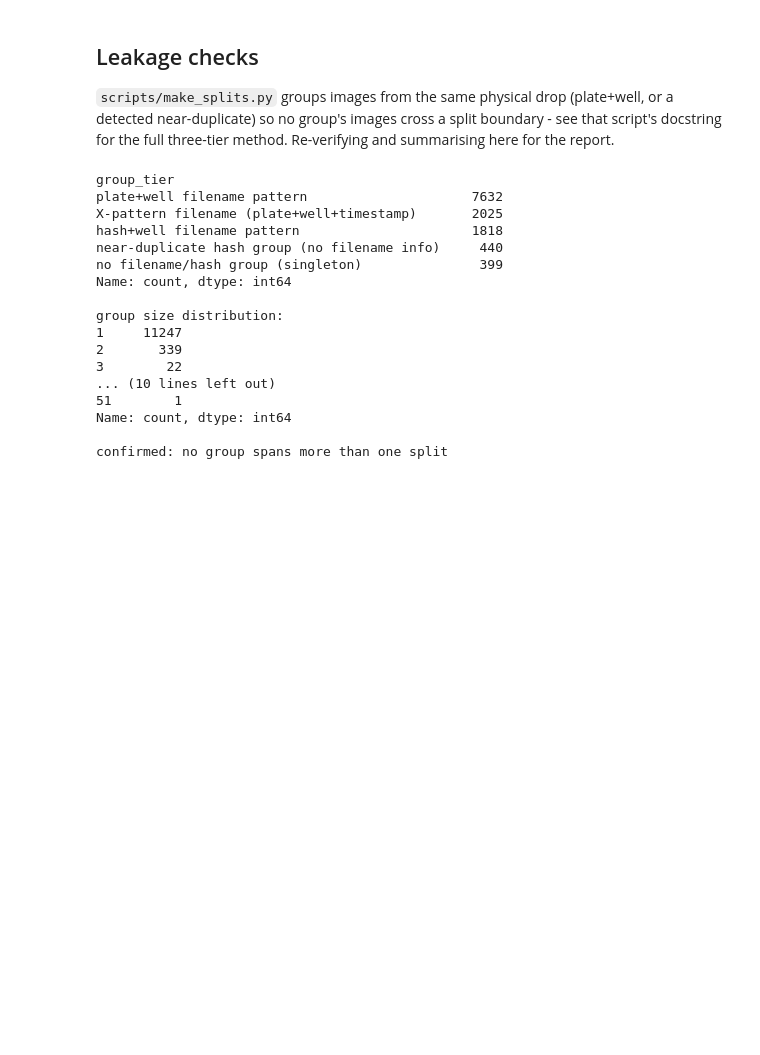
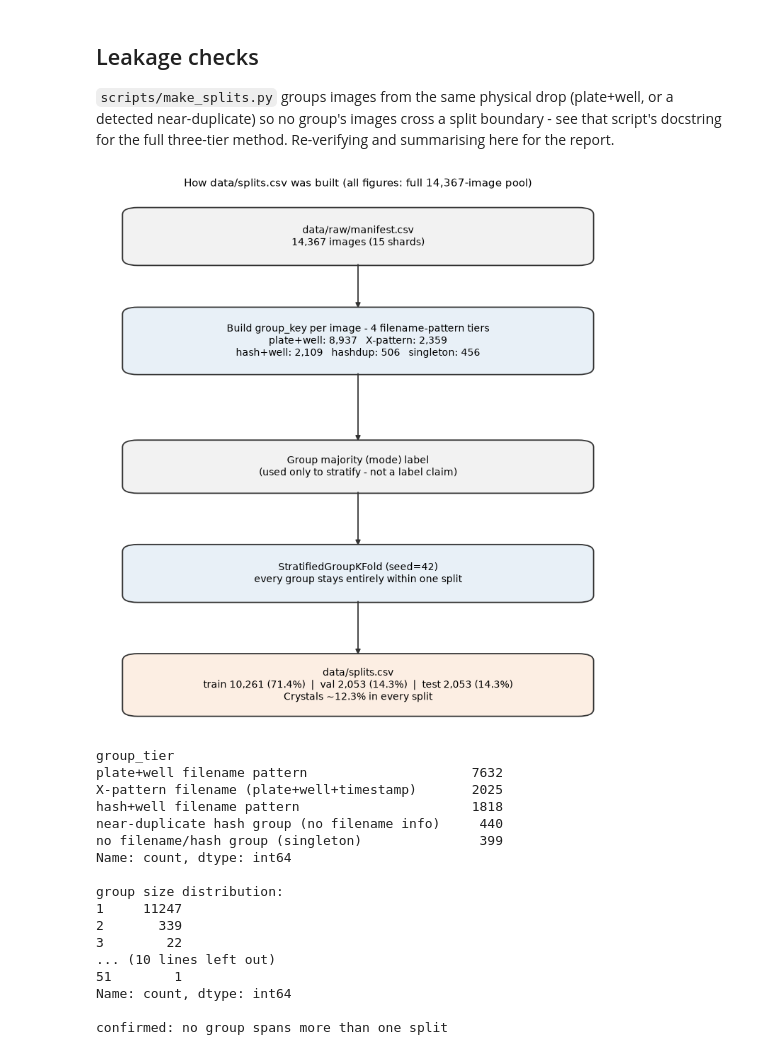
Before and after one commit to chamikaKity/Automated-Triage-of-Protein-Crystallisation-Images, a Jupyter notebook: notebooks/01_eda.ipynb, the cells around one changed output. Cells and saved outputs as stored; diff of their text form; code cells hidden in the pictures; blank space fills up the shorter version.

```diff
--- a/notebooks/01_eda.ipynb
+++ b/notebooks/01_eda.ipynb
@@ -203,6 +203,54 @@ plt.show()
 `scripts/make_splits.py` groups images from the same physical drop (plate+well, or a detected
 near-duplicate) so no group's images cross a split boundary - see that script's docstring for
 the full three-tier method. Re-verifying and summarising here for the report.
+# %%
+from matplotlib.patches import FancyBboxPatch
+
+def pipeline_box(ax, y, height, text, facecolor="#F2F2F2"):
+    box = FancyBboxPatch((0.5, y), 9, height, boxstyle="round,pad=0.12,rounding_size=0.3",
+                          linewidth=1.3, edgecolor="#333333", facecolor=facecolor)
+    ax.add_patch(box)
+    ax.text(5, y + height / 2, text, ha="center", va="center", fontsize=10)
+
+def pipeline_arrow(ax, y_from, y_to):
+    ax.annotate("", xy=(5, y_to), xytext=(5, y_from),
+                arrowprops=dict(arrowstyle="-|>", color="#333333", lw=1.3))
+
+fig, ax = plt.subplots(figsize=(7.5, 8))
+ax.set_xlim(0, 10)
+ax.set_ylim(0, 20)
+ax.axis("off")
+ax.set_title("How data/splits.csv was built (all figures: full 14,367-image pool)", fontsize=11, pad=10)
+
+pipeline_box(ax, 17.2, 2.2, "data/raw/manifest.csv\n14,367 images (15 shards)")
+pipeline_arrow(ax, 17.2, 15.2)
+
+pipeline_box(ax, 12.6, 2.6,
+             "Build group_key per image - 4 filename-pattern tiers\n"
+             "plate+well: 8,937   X-pattern: 2,359\n"
+             "hash+well: 2,109   hashdup: 506   singleton: 456",
+             facecolor="#E8F0F7")
+pipeline_arrow(ax, 12.6, 9.6)
+
+pipeline_box(ax, 7.6, 2.0, "Group majority (mode) label\n(used only to stratify - not a label claim)")
+pipeline_arrow(ax, 7.6, 5.2)
+
+pipeline_box(ax, 3.0, 2.2,
+             "StratifiedGroupKFold (seed=42)\nevery group stays entirely within one split",
+             facecolor="#E8F0F7")
+pipeline_arrow(ax, 3.0, 0.6)
+
+pipeline_box(ax, -1.8, 2.4,
+             "data/splits.csv\ntrain 10,261 (71.4%)  |  val 2,053 (14.3%)  |  test 2,053 (14.3%)\n"
+             "Crystals ~12.3% in every split",
+             facecolor="#FCEEE3")
+
+ax.set_ylim(-2.2, 20)
+plt.tight_layout()
+fig.savefig(FIGURES_DIR / "q1_split_pipeline.png", dpi=150, bbox_inches="tight")
+plt.show()
+# %% [output]
+[figure, added]
 # %%
 def group_tier(key: str) -> str:
     if key.startswith("single_"):
```
Also changed, not shown: 1 other file.
